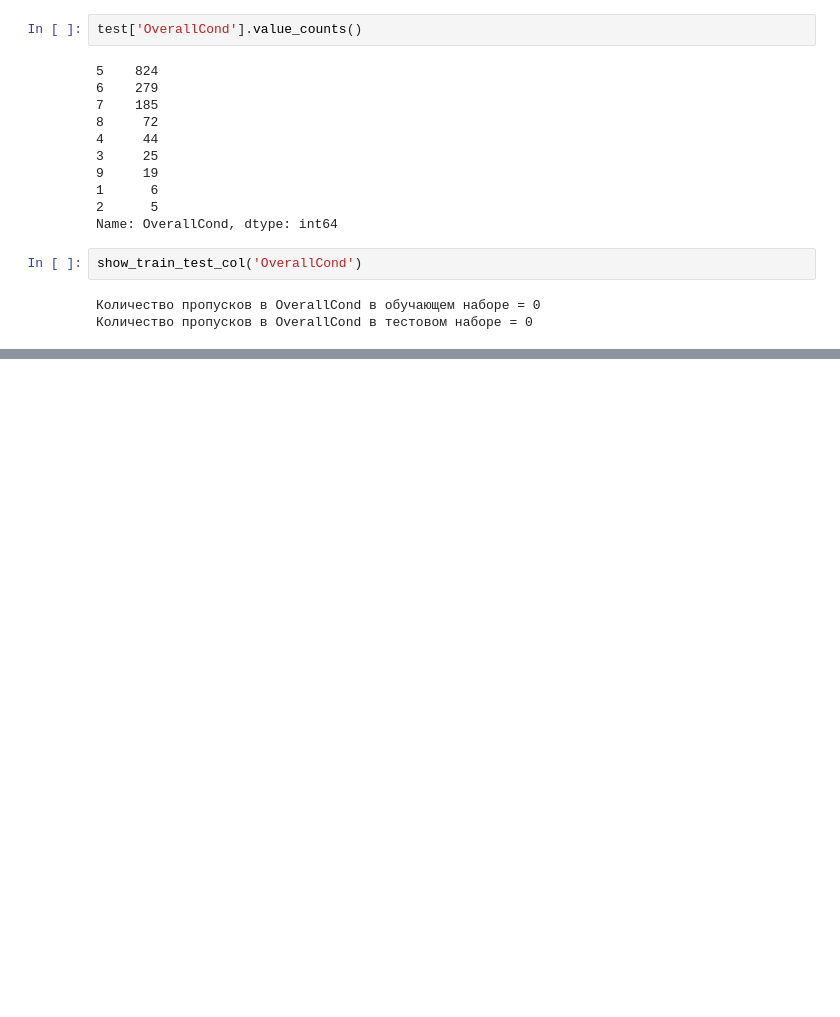
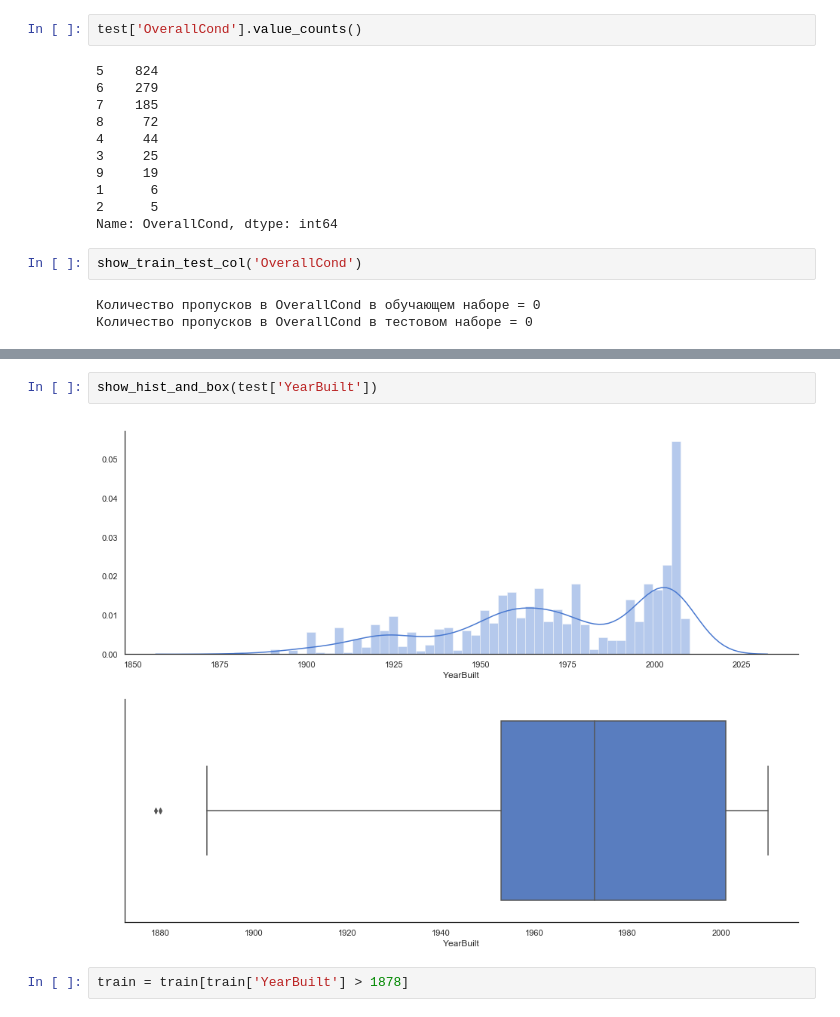
Before and after one commit to rusantsovsv/my_kaggle, a Jupyter notebook: house_prices/house_prices.ipynb, the cells around one changed output, grey strips where cells are left out. Cells and saved outputs as stored; diff of their text form; blank space fills up the shorter version.

```diff
--- a/house_prices/house_prices.ipynb
+++ b/house_prices/house_prices.ipynb
@@ -763,0 +772,6 @@ show_train_test_col('OverallCond')
+# %%
+show_hist_and_box(test['YearBuilt'])
+# %% [output]
+[figure, added]
+# %%
+train = train[train['YearBuilt'] > 1878]
```
Also changed, not shown: parts of 52 cells of this notebook.
